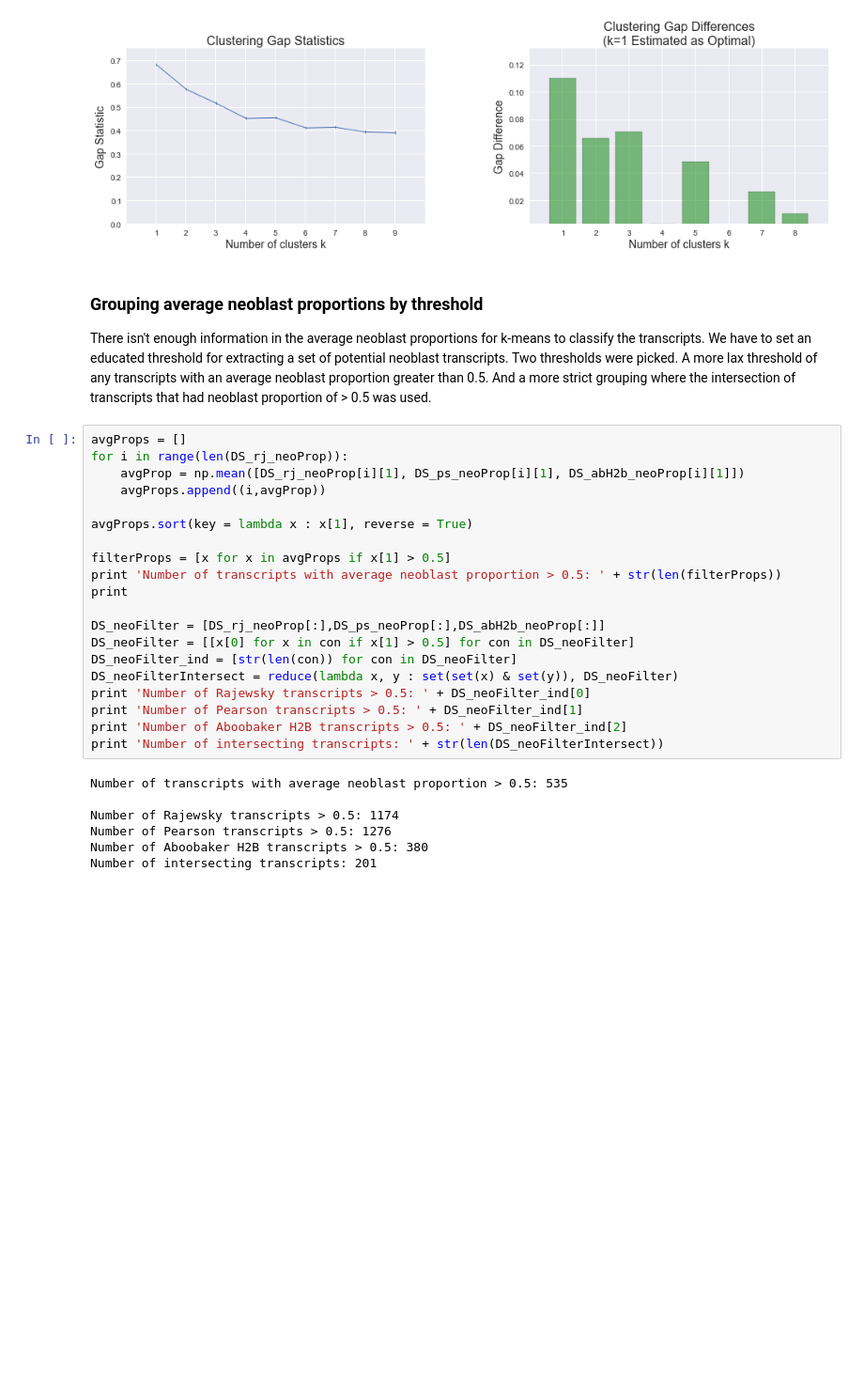
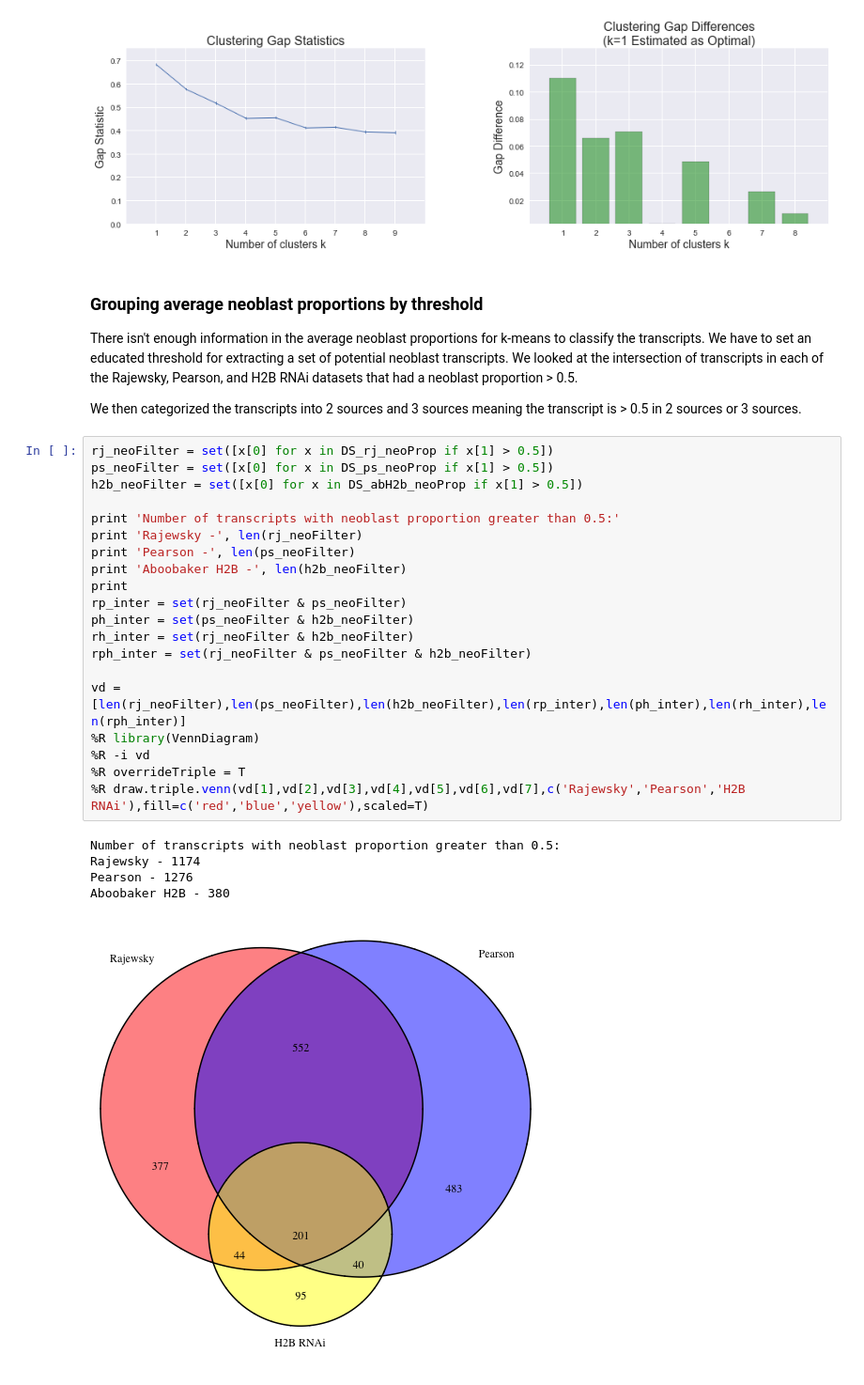
Before and after one commit to damiankao/smed-neoblast-analysis, a Jupyter notebook: Neoblast.ipynb, the cells around one changed output. Shown at 94% size. Cells and saved outputs as stored; diff of their text form; blank space fills up the shorter version.

Commit message:
neoblast thresholds

```diff
--- a/Neoblast.ipynb
+++ b/Neoblast.ipynb
@@ -622,31 +624,32 @@ plot_gap_statistics(g,e,d)
 # %% [markdown]
 ### Grouping average neoblast proportions by threshold
 
-There isn't enough information in the average neoblast proportions for k-means to classify the transcripts. We have to set an educated threshold for extracting a set of potential neoblast transcripts. Two thresholds were picked. A more lax threshold of any transcripts with an average neoblast proportion greater than 0.5. And a more strict grouping where the intersection of transcripts that had neoblast proportion of > 0.5 was used.
+There isn't enough information in the average neoblast proportions for k-means to classify the transcripts. We have to set an educated threshold for extracting a set of potential neoblast transcripts. We looked at the intersection of transcripts in each of the Rajewsky, Pearson, and H2B RNAi datasets that had a neoblast proportion > 0.5.
+
+We then categorized the transcripts into 2 sources and 3 sources meaning the transcript is > 0.5 in 2 sources or 3 sources.
-# %%
-avgProps = []
-for i in range(len(DS_rj_neoProp)):
-    avgProp = np.mean([DS_rj_neoProp[i][1], DS_ps_neoProp[i][1], DS_abH2b_neoProp[i][1]])
-    avgProps.append((i,avgProp))
-
-avgProps.sort(key = lambda x : x[1], reverse = True)
-
-filterProps = [x for x in avgProps if x[1] > 0.5]
-print 'Number of transcripts with average neoblast proportion > 0.5: ' + str(len(filterProps))
-print
-
-DS_neoFilter = [DS_rj_neoProp[:],DS_ps_neoProp[:],DS_abH2b_neoProp[:]]
-DS_neoFilter = [[x[0] for x in con if x[1] > 0.5] for con in DS_neoFilter]
-DS_neoFilter_ind = [str(len(con)) for con in DS_neoFilter]
-DS_neoFilterIntersect = reduce(lambda x, y : set(set(x) & set(y)), DS_neoFilter)
-print 'Number of Rajewsky transcripts > 0.5: ' + DS_neoFilter_ind[0]
-print 'Number of Pearson transcripts > 0.5: ' + DS_neoFilter_ind[1]
-print 'Number of Aboobaker H2B transcripts > 0.5: ' + DS_neoFilter_ind[2]
-print 'Number of intersecting transcripts: ' + str(len(DS_neoFilterIntersect))
-# %% [output]
-Number of transcripts with average neoblast proportion > 0.5: 535
-
-Number of Rajewsky transcripts > 0.5: 1174
-Number of Pearson transcripts > 0.5: 1276
-Number of Aboobaker H2B transcripts > 0.5: 380
-Number of intersecting transcripts: 201
+# %%
+rj_neoFilter = set([x[0] for x in DS_rj_neoProp if x[1] > 0.5])
+ps_neoFilter = set([x[0] for x in DS_ps_neoProp if x[1] > 0.5])
+h2b_neoFilter = set([x[0] for x in DS_abH2b_neoProp if x[1] > 0.5])
+
+print 'Number of transcripts with neoblast proportion greater than 0.5:'
+print 'Rajewsky -', len(rj_neoFilter)
+print 'Pearson -', len(ps_neoFilter)
+print 'Aboobaker H2B -', len(h2b_neoFilter)
+print
+rp_inter = set(rj_neoFilter & ps_neoFilter)
+ph_inter = set(ps_neoFilter & h2b_neoFilter)
+rh_inter = set(rj_neoFilter & h2b_neoFilter)
+rph_inter = set(rj_neoFilter & ps_neoFilter & h2b_neoFilter)
+
+vd = [len(rj_neoFilter),len(ps_neoFilter),len(h2b_neoFilter),len(rp_inter),len(ph_inter),len(rh_inter),len(rph_inter)]
+%R library(VennDiagram)
+%R -i vd
+%R overrideTriple = T
+%R draw.triple.venn(vd[1],vd[2],vd[3],vd[4],vd[5],vd[6],vd[7],c('Rajewsky','Pearson','H2B RNAi'),fill=c('red','blue','yellow'),scaled=T)
+# %% [output]
+Number of transcripts with neoblast proportion greater than 0.5:
+Rajewsky - 1174
+Pearson - 1276
+Aboobaker H2B - 380
+[figure, added]
```
Also changed, not shown: parts of 9 cells of this notebook, 4 other files.
